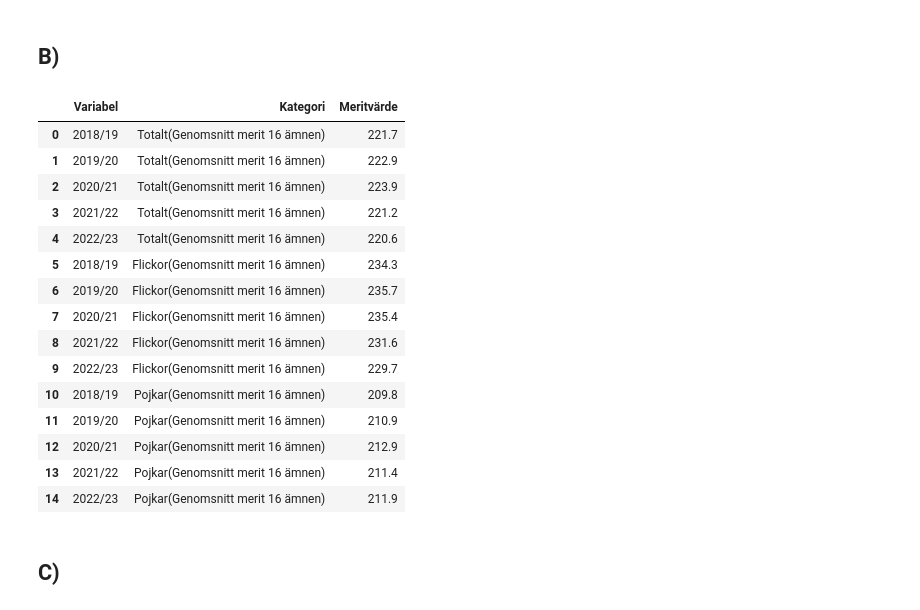
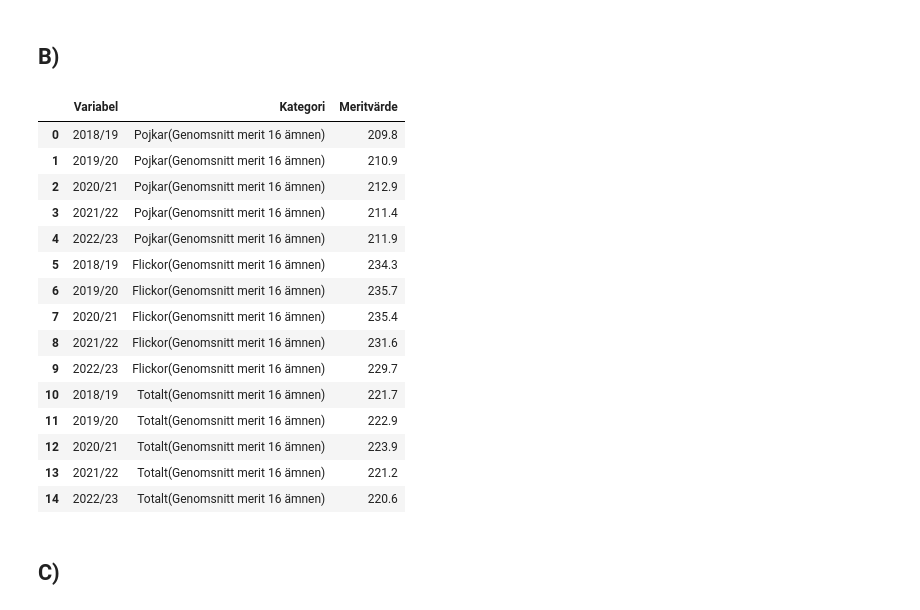
Before and after one commit to MiltonOberg/Python-Milton--sterberg-OPA23, a Jupyter notebook: Laboration2/Labb2.ipynb, the cells around one changed output. Saved outputs shown, nothing was run; the diff lists cells and outputs as text; code cells hidden in the pictures.

```diff
--- a/Laboration2/Labb2.ipynb
+++ b/Laboration2/Labb2.ipynb
@@ -242,41 +253,42 @@ fig.show()
 # %%
 df_mean16 = pd.melt(
     df_1b[0:5],
     id_vars="Variabel",
     var_name="Kategori",
     value_vars={
         "Totalt(Genomsnitt merit 16 ämnen)",
         "Flickor(Genomsnitt merit 16 ämnen)",
         "Pojkar(Genomsnitt merit 16 ämnen)",
     },
     value_name="Meritvärde",
 )
 fig = px.line(
     df_mean16,
     x="Variabel",
     y="Meritvärde",
     line_dash= "Kategori",
-    labels= {"Variabel": "Årtal"}
+    labels= {"Variabel": "Årtal"},
+    markers= "o"
 )
 fig.show()
 df_mean16
 # %% [output]
 |  | Variabel | Kategori | Meritvärde |
-| 0 | 2018/19 | Totalt(Genomsnitt merit 16 ämnen) | 221.7 |
-| 1 | 2019/20 | Totalt(Genomsnitt merit 16 ämnen) | 222.9 |
-| 2 | 2020/21 | Totalt(Genomsnitt merit 16 ämnen) | 223.9 |
-| 3 | 2021/22 | Totalt(Genomsnitt merit 16 ämnen) | 221.2 |
-| 4 | 2022/23 | Totalt(Genomsnitt merit 16 ämnen) | 220.6 |
+| 0 | 2018/19 | Pojkar(Genomsnitt merit 16 ämnen) | 209.8 |
+| 1 | 2019/20 | Pojkar(Genomsnitt merit 16 ämnen) | 210.9 |
+| 2 | 2020/21 | Pojkar(Genomsnitt merit 16 ämnen) | 212.9 |
+| 3 | 2021/22 | Pojkar(Genomsnitt merit 16 ämnen) | 211.4 |
+| 4 | 2022/23 | Pojkar(Genomsnitt merit 16 ämnen) | 211.9 |
 | 5 | 2018/19 | Flickor(Genomsnitt merit 16 ämnen) | 234.3 |
 | 6 | 2019/20 | Flickor(Genomsnitt merit 16 ämnen) | 235.7 |
 | 7 | 2020/21 | Flickor(Genomsnitt merit 16 ämnen) | 235.4 |
 | 8 | 2021/22 | Flickor(Genomsnitt merit 16 ämnen) | 231.6 |
 | 9 | 2022/23 | Flickor(Genomsnitt merit 16 ämnen) | 229.7 |
-| 10 | 2018/19 | Pojkar(Genomsnitt merit 16 ämnen) | 209.8 |
-| 11 | 2019/20 | Pojkar(Genomsnitt merit 16 ämnen) | 210.9 |
-| 12 | 2020/21 | Pojkar(Genomsnitt merit 16 ämnen) | 212.9 |
-| 13 | 2021/22 | Pojkar(Genomsnitt merit 16 ämnen) | 211.4 |
-| 14 | 2022/23 | Pojkar(Genomsnitt merit 16 ämnen) | 211.9 |
+| 10 | 2018/19 | Totalt(Genomsnitt merit 16 ämnen) | 221.7 |
+| 11 | 2019/20 | Totalt(Genomsnitt merit 16 ämnen) | 222.9 |
+| 12 | 2020/21 | Totalt(Genomsnitt merit 16 ämnen) | 223.9 |
+| 13 | 2021/22 | Totalt(Genomsnitt merit 16 ämnen) | 221.2 |
+| 14 | 2022/23 | Totalt(Genomsnitt merit 16 ämnen) | 220.6 |
 # %% [markdown]
 ## C)
 # %%
```
Also changed, not shown: parts of 2 cells of this notebook.
